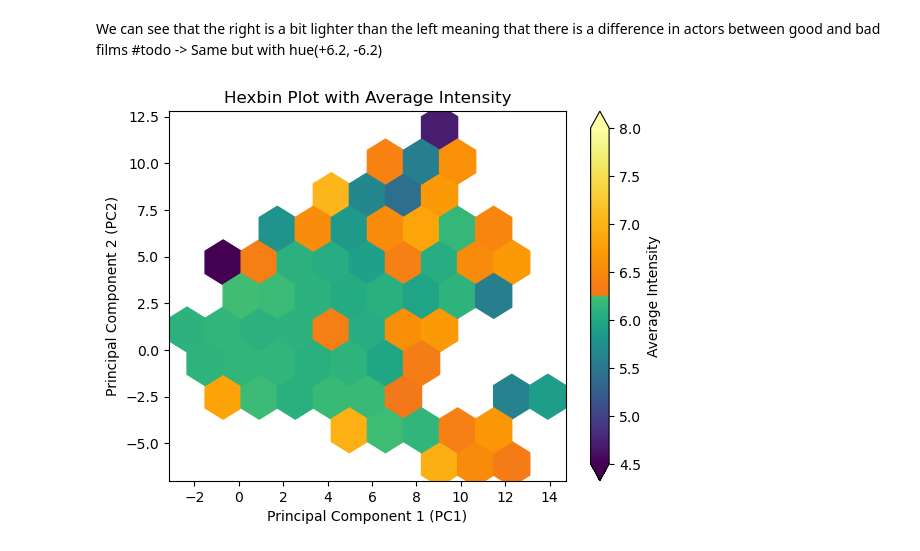
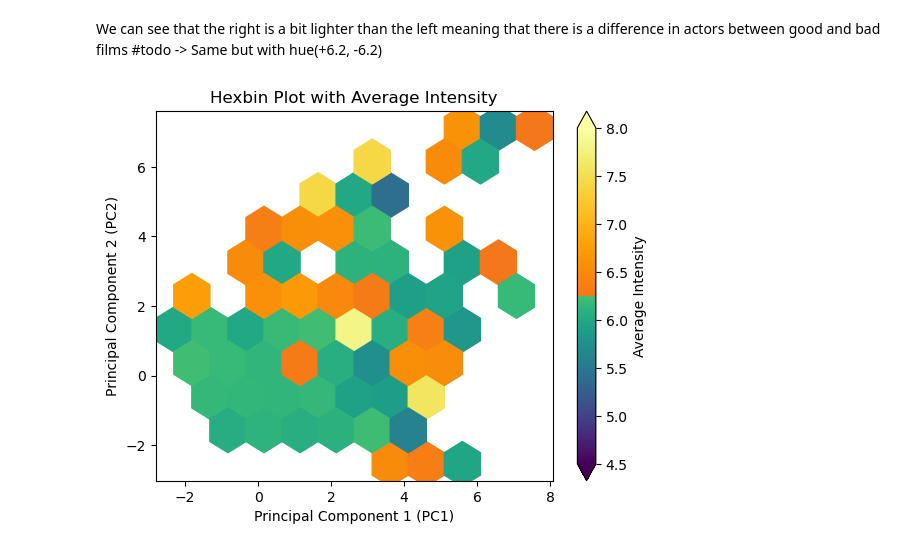
Before and after one commit to epfl-ada/ada-2023-project-dromadaire, a Jupyter notebook: ModeAnal.ipynb, the cells around one changed output. Saved outputs shown, nothing was run; the diff lists cells and outputs as text; code cells hidden in the pictures.

```diff
--- a/ModeAnal.ipynb
+++ b/ModeAnal.ipynb
@@ -219,35 +219,38 @@ plt.show()
 We can see that the right is a bit lighter than the left meaning that there is a difference in actors between good and bad films
 #todo -> Same but with hue(+6.2, -6.2)
 # %%
+Years = tmp['ReleaseYearRange'].unique()
+Year40 = tmp[tmp['ReleaseYearRange'] == '1940 - 1950']
+
 scaler = StandardScaler()
-df_standardized = scaler.fit_transform(tmp[['awards', 'nominations', 'movie_count', 'movie_count_genre', 'genres_b4', 'isMale', 'age_at_release', 'averageRating']].dropna())
+df_standardized = scaler.fit_transform(Year40[['awards', 'nominations', 'movie_count', 'movie_count_genre', 'genres_b4', 'isMale', 'age_at_release']].dropna())
 
 pca = PCA(n_components=2)
 pca_result = pca.fit_transform(df_standardized)
 
 # Create a DataFrame with the PCA results
 df_pca = pd.DataFrame(data=pca_result, columns=['PC1', 'PC2'])
 df_pca['Rating'] = tmp['averageRating']
 
 # Set custom vmin and vmax values
 vmin = 4.5  # minimum value for the color scale
 vmax = 8    # maximum value for the color scale
 
 # Create a custom colormap
 colors_below_6_2 = plt.cm.viridis(np.linspace(0, 0.7, 256))
 colors_above_6_2 = plt.cm.inferno(np.linspace(0.7, 1, 256))
 colors_combined = np.vstack((colors_below_6_2, colors_above_6_2))
 custom_cmap = LinearSegmentedColormap.from_list('custom_colormap', colors_combined)
 
 # Create a hexbin plot with the custom colormap
 hexbin = plt.hexbin(df_pca['PC1'], df_pca['PC2'], C=df_pca['Rating'], gridsize=10, cmap=custom_cmap, reduce_C_function=np.mean, vmin=vmin, vmax=vmax)
 plt.xlabel('Principal Component 1 (PC1)')
 plt.ylabel('Principal Component 2 (PC2)')
 plt.title('Hexbin Plot with Average Intensity')
 plt.colorbar(hexbin, label='Average Intensity', extend='both')  # Add extend='both' to show color limits beyond the data range
 plt.show()
 # %% [output]
-[figure, old version]
+[figure, new version]
 # %%
 Years = tmp['ReleaseYearRange'].unique()
 Year40 = tmp[tmp['ReleaseYearRange'] == '1950 - 1960']
```
Also changed, not shown: parts of 8 cells of this notebook.
